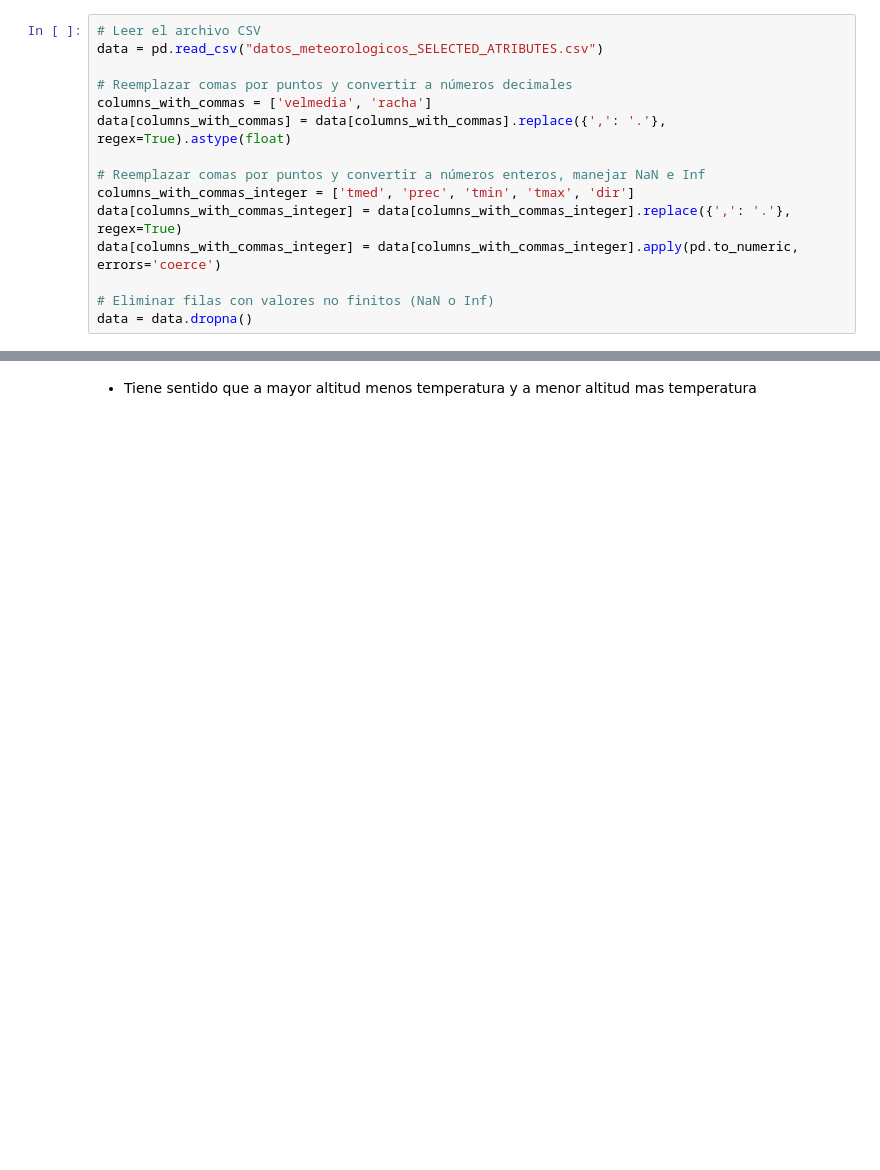
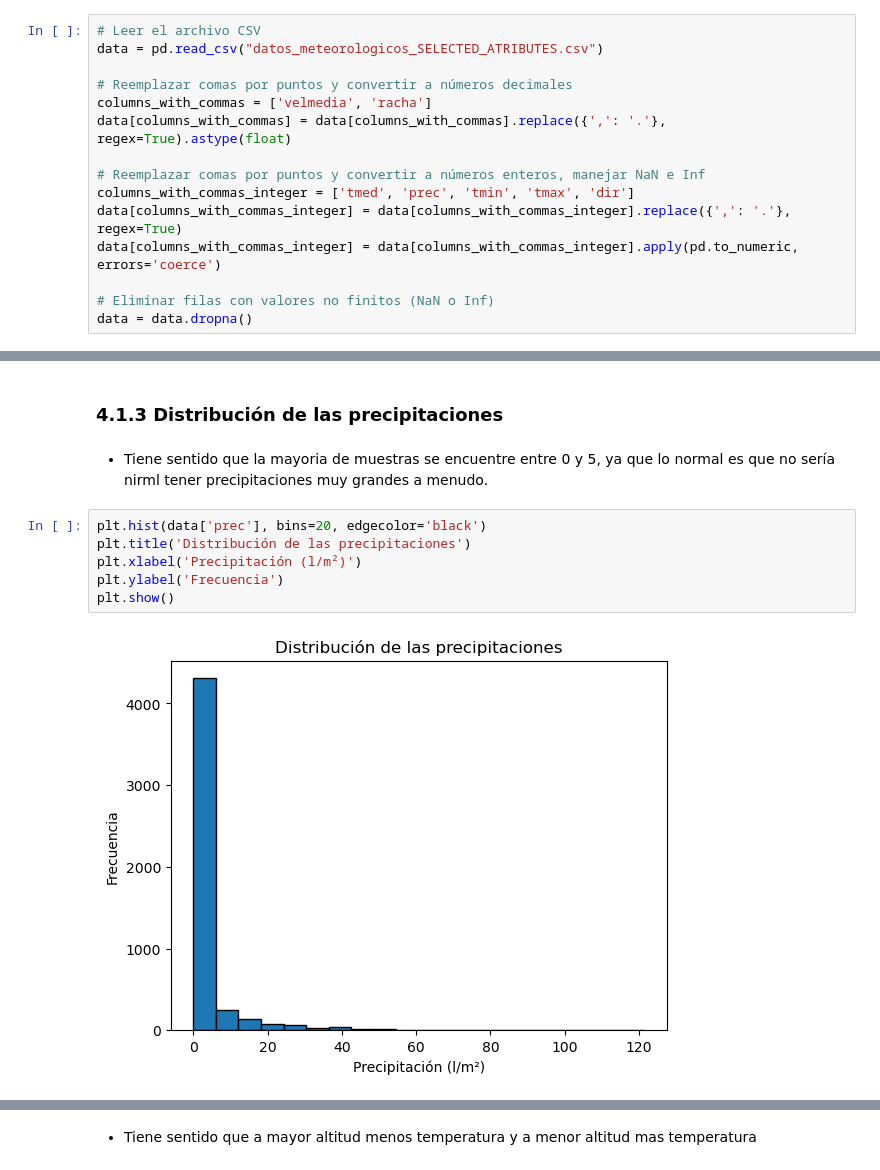
Before and after one commit to guti10x/Aemet, a Jupyter notebook: AEMET_API_requests.ipynb, the cells around one changed output, grey strips where cells are left out. Saved outputs shown, nothing was run; the diff lists cells and outputs as text; blank space fills up the shorter version.

```diff
--- a/AEMET_API_requests.ipynb
+++ b/AEMET_API_requests.ipynb
@@ -281,0 +345,12 @@ data = data.dropna()
+# %% [markdown]
+### 4.1.3 Distribución de las precipitaciones
+# %% [markdown]
+- Tiene sentido que la mayoria de muestras se encuentre entre 0 y 5, ya que lo normal es que no sería nirml tener precipitaciones muy grandes a menudo.
+# %%
+plt.hist(data['prec'], bins=20, edgecolor='black')
+plt.title('Distribución de las precipitaciones')
+plt.xlabel('Precipitación (l/m²)')
+plt.ylabel('Frecuencia')
+plt.show()
+# %% [output]
+[figure, added]
```
Also changed, not shown: parts of 30 cells of this notebook.
